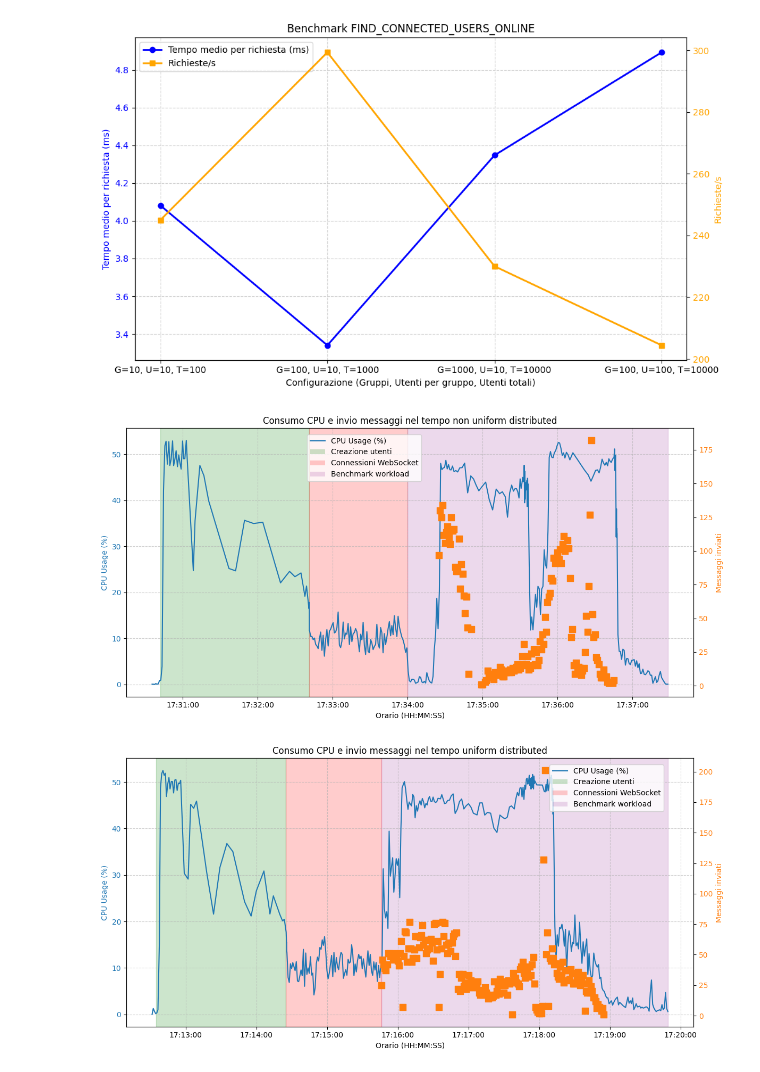
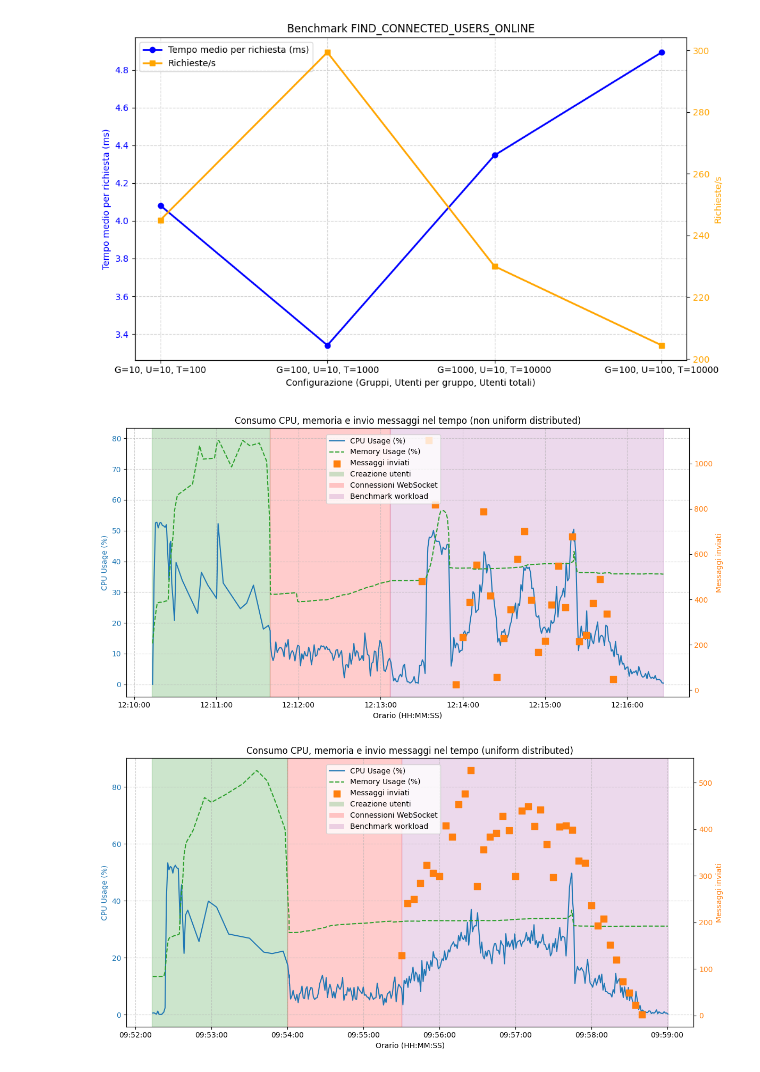
Before and after one commit to Enric0-Balb0/ruggine-chat, a Jupyter notebook: ruggine_server/report/report grafici.ipynb, the cells around one changed output. Saved outputs shown, nothing was run; the diff lists cells and outputs as text; code cells hidden in the pictures.

```diff
--- a/ruggine_server/report/report grafici.ipynb
+++ b/ruggine_server/report/report grafici.ipynb
@@ -267,65 +267,70 @@ Intervallo paginated readers (ms): 55000 ± 15000
   📉 Failure rate: 0.00%
 ✅ Benchmark completato con successo!
 """
+import pandas as pd
 import matplotlib.pyplot as plt
 import matplotlib.dates as mdates
 from matplotlib.patches import Patch
 
-# Leggi i dati CPU e messaggi
+# === Leggi i dati CPU, memoria e messaggi ===
 df_cpu = pd.read_csv("cpu_usage_logs_max.csv", parse_dates=['timestamp'])
+df_mem = pd.read_csv("memory_usage_logs_max.csv", parse_dates=['timestamp'])
 df_msg = pd.read_csv("messages_for_cpu_usage_logs_max.csv", parse_dates=['sent_at_second'])
 
 # Ordina per sicurezza
 df_cpu = df_cpu.sort_values('timestamp')
+df_mem = df_mem.sort_values('timestamp')
 df_msg = df_msg.sort_values('sent_at_second')
 
 fig, ax1 = plt.subplots(figsize=(12,6))
 
-# CPU usage come linea
+# === CPU usage come linea ===
 ax1.plot(df_cpu['timestamp'], df_cpu['cpu_usage_percent'],
          color='tab:blue', label='CPU Usage (%)')
 ax1.set_xlabel("Orario (HH:MM:SS)")
 ax1.set_ylabel("CPU Usage (%)", color='tab:blue')
 ax1.tick_params(axis='y', labelcolor='tab:blue')
 ax1.xaxis.set_major_formatter(mdates.DateFormatter('%H:%M:%S'))
 
-# Messaggi come scatter
+# === Memoria come seconda linea sullo stesso asse Y ===
+ax1.plot(df_mem['timestamp'], df_mem['memory_usage_percent'],
+         color='tab:green', linestyle='--', label='Memory Usage (%)')
+
+# === Messaggi come scatter (asse destro) ===
 ax2 = ax1.twinx()
 ax2.scatter(df_msg['sent_at_second'], df_msg['message_count'],
             color='tab:orange', marker='s', s=80, label='Messaggi inviati')
 ax2.set_ylabel("Messaggi inviati", color='tab:orange')
 ax2.tick_params(axis='y', labelcolor='tab:orange')
 
 # === Evidenzia le fasi ===
-start_users = pd.to_datetime("2025-09-11 17:30:42").tz_localize("UTC")
-end_users   = pd.to_datetime("2025-09-11 17:32:41").tz_localize("UTC")
-end_ws      = pd.to_datetime("2025-09-11 17:34:00").tz_localize("UTC")
+start_users = pd.to_datetime("2025-09-15 12:10:13").tz_localize("UTC")
+end_users   = pd.to_datetime("2025-09-15 12:11:39").tz_localize("UTC")
+end_ws      = pd.to_datetime("2025-09-15 12:13:07").tz_localize("UTC")
 end_test    = df_cpu['timestamp'].max()  # ultimo timestamp disponibile
 
-# Creazione utenti
 ax1.axvspan(start_users, end_users, color="green", alpha=0.2)
-# Connessione WebSocket
 ax1.axvspan(end_users, end_ws, color="red", alpha=0.2)
+ax1.axvspan(end_ws, end_test, color="purple", alpha=0.15)
 
-# Test vero e proprio
-ax1.axvspan(end_ws, end_test, color="purple", alpha=0.15)
-# Legenda combinata (includendo le fasi)
-handles, labels = ax1.get_legend_handles_labels()
+# === Legenda combinata ===
+handles1, labels1 = ax1.get_legend_handles_labels()
+handles2, labels2 = ax2.get_legend_handles_labels()
 extra = [
     Patch(facecolor='green', alpha=0.2, label='Creazione utenti e gruppi'),
     Patch(facecolor='red', alpha=0.2, label='Connessioni WebSocket'),
     Patch(facecolor='purple', alpha=0.15, label='Benchmark workload')
 ]
+fig.legend(handles1+handles2+extra,
+           labels1+labels2+["Creazione utenti","Connessioni WebSocket","Benchmark workload"],
+           loc="upper right", bbox_to_anchor=(0.55,0.93))
 
-fig.legend(handles+extra, labels+["Creazione utenti","Connessioni WebSocket","Benchmark workload"],
-           loc="upper right", bbox_to_anchor=(0.52,0.93))
-
-plt.title("Consumo CPU e invio messaggi nel tempo non uniform distributed")
+plt.title("Consumo CPU, memoria e invio messaggi nel tempo (non uniform distributed)")
 ax1.grid(True, linestyle="--", alpha=0.6)
 fig.tight_layout()
 plt.show()
 # %% [output]
-[figure, old version]
+[figure, new version]
 # %%
 """
 🎯 Benchmark configurazione:
@@ -380,17 +385,19 @@ import matplotlib.pyplot as plt
 import matplotlib.dates as mdates
 from matplotlib.patches import Patch
 
-# Leggi i dati CPU e messaggi
+# === Leggi i dati CPU, memoria e messaggi ===
 df_cpu = pd.read_csv("cpu_usage_logs_uniform_distributed.csv", parse_dates=['timestamp'])
+df_mem = pd.read_csv("memory_usage_logs_uniform_distributed.csv", parse_dates=['timestamp'])
 df_msg = pd.read_csv("messages_for_cpu_usage_logs_uniform_distributed.csv", parse_dates=['sent_at_second'])
 
 # Ordina per sicurezza
 df_cpu = df_cpu.sort_values('timestamp')
+df_mem = df_mem.sort_values('timestamp')
 df_msg = df_msg.sort_values('sent_at_second')
 
 fig, ax1 = plt.subplots(figsize=(12,6))
 
-# CPU usage come linea
+# === CPU usage come linea ===
 ax1.plot(df_cpu['timestamp'], df_cpu['cpu_usage_percent'],
          color='tab:blue', label='CPU Usage (%)')
 ax1.set_xlabel("Orario (HH:MM:SS)")
@@ -398,7 +405,11 @@ ax1.set_ylabel("CPU Usage (%)", color='tab:blue')
 ax1.tick_params(axis='y', labelcolor='tab:blue')
 ax1.xaxis.set_major_formatter(mdates.DateFormatter('%H:%M:%S'))
 
-# Messaggi come scatter
+# === Memoria come seconda linea sullo stesso asse Y ===
+ax1.plot(df_mem['timestamp'], df_mem['memory_usage_percent'],
+         color='tab:green', linestyle='--', label='Memory Usage (%)')
+
+# === Messaggi come scatter (asse destro) ===
 ax2 = ax1.twinx()
 ax2.scatter(df_msg['sent_at_second'], df_msg['message_count'],
             color='tab:orange', marker='s', s=80, label='Messaggi inviati')
@@ -406,33 +417,30 @@ ax2.set_ylabel("Messaggi inviati", color='tab:orange')
 ax2.tick_params(axis='y', labelcolor='tab:orange')
 
 # === Evidenzia le fasi ===
-start_users = pd.to_datetime("2025-09-11 17:12:35").tz_localize("UTC")
-end_users   = pd.to_datetime("2025-09-11 17:14:25").tz_localize("UTC")
-end_ws      = pd.to_datetime("2025-09-11 17:15:46").tz_localize("UTC")
+start_users = pd.to_datetime("2025-09-15 09:52:13").tz_localize("UTC")
+end_users   = pd.to_datetime("2025-09-15 09:54:00").tz_localize("UTC")
+end_ws      = pd.to_datetime("2025-09-15 09:55:30").tz_localize("UTC")
 end_test    = df_cpu['timestamp'].max()  # ultimo timestamp disponibile
 
-# Creazione utenti
 ax1.axvspan(start_users, end_users, color="green", alpha=0.2)
-
-# Connessione WebSocket
 ax1.axvspan(end_users, end_ws, color="red", alpha=0.2)
-
-# Test vero e proprio
 ax1.axvspan(end_ws, end_test, color="purple", alpha=0.15)
 
-# Legenda combinata (includendo le fasi)
-handles, labels = ax1.get_legend_handles_labels()
+# === Legenda combinata ===
+handles1, labels1 = ax1.get_legend_handles_labels()
+handles2, labels2 = ax2.get_legend_handles_labels()
 extra = [
     Patch(facecolor='green', alpha=0.2, label='Creazione utenti e gruppi'),
     Patch(facecolor='red', alpha=0.2, label='Connessioni WebSocket'),
     Patch(facecolor='purple', alpha=0.15, label='Benchmark workload')
 ]
-fig.legend(handles+extra, labels+["Creazione utenti","Connessioni WebSocket","Benchmark workload"],
-           loc="upper right", bbox_to_anchor=(0.9,0.93))
+fig.legend(handles1+handles2+extra,
+           labels1+labels2+["Creazione utenti","Connessioni WebSocket","Benchmark workload"],
+           loc="upper right", bbox_to_anchor=(0.55,0.93))
 
-plt.title("Consumo CPU e invio messaggi nel tempo uniform distributed")
+plt.title("Consumo CPU, memoria e invio messaggi nel tempo (uniform distributed)")
 ax1.grid(True, linestyle="--", alpha=0.6)
 fig.tight_layout()
 plt.show()
 # %% [output]
-[figure, old version]
+[figure, new version]
```
Also changed, not shown: 8 other files.
